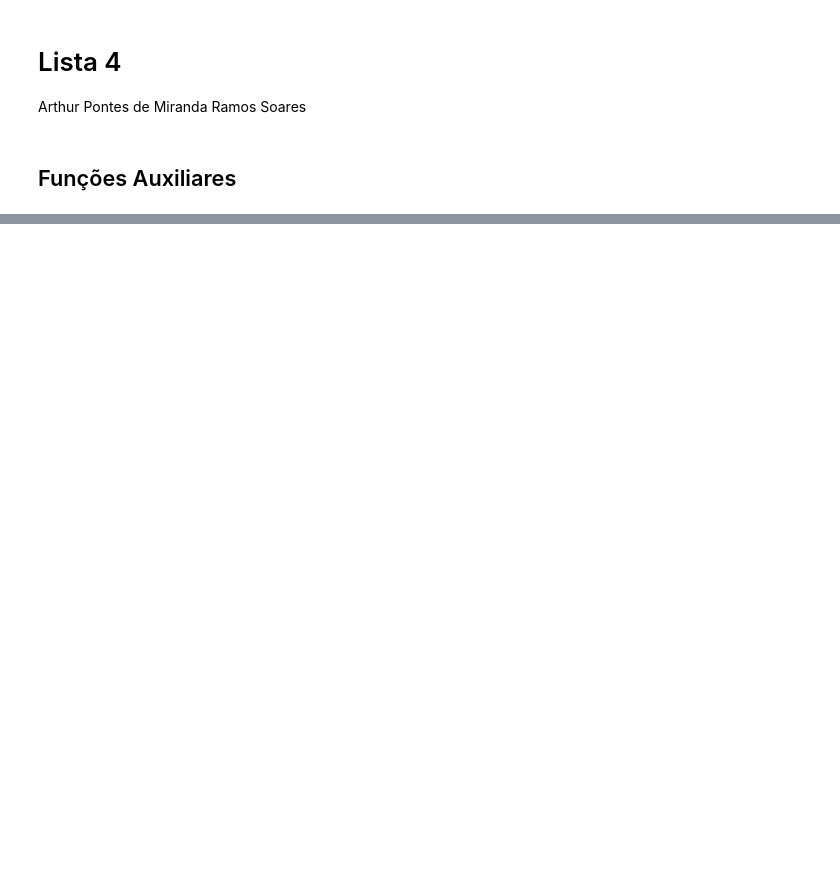
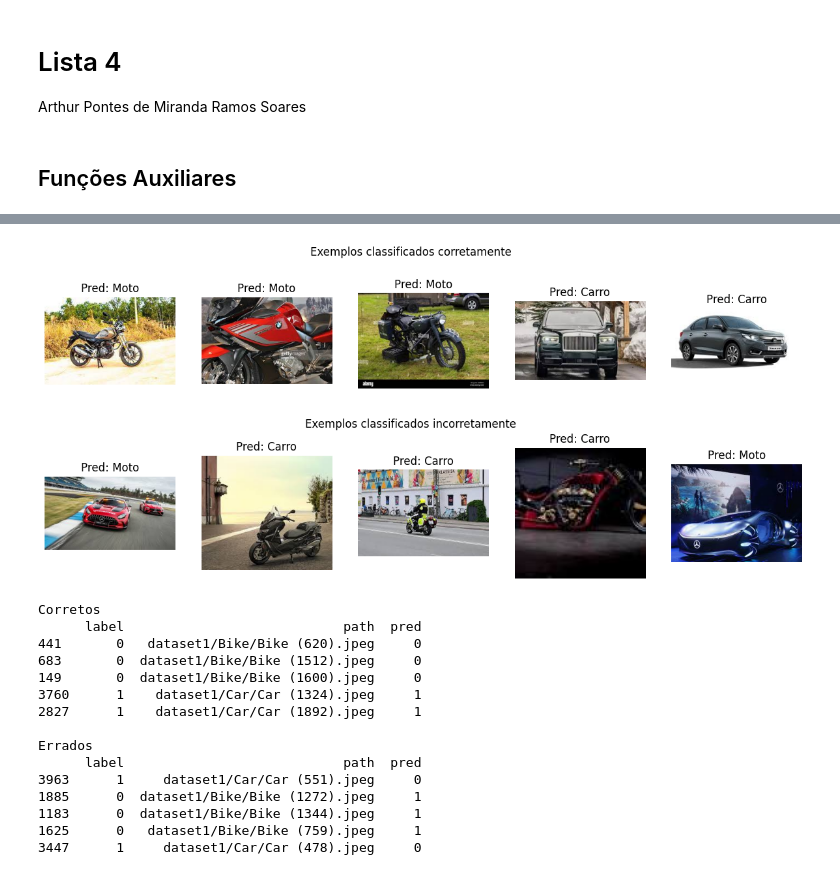
Before and after one commit to Arthurpmrs/cv, a Jupyter notebook: lista4/lista4.ipynb, the cells around one changed output, grey strips where cells are left out. Saved outputs shown, nothing was run; the diff lists cells and outputs as text; code cells hidden in the pictures; blank space fills up the shorter version.

```diff
--- a/lista4/lista4.ipynb
+++ b/lista4/lista4.ipynb
@@ -95,27 +181,37 @@ print(classification_report(y_test, y_pred))
 # %%
-# Adiciona as previsões no dataframe de teste
+# Mostrar exemplos de classificação
+N_EX = 5
 df_test = df_test.copy()
 df_test['pred'] = y_pred
 
-# Separar acertos e erros
 df_correct = df_test[df_test['label'] == df_test['pred']]
+df_correct = df_correct.sample(min(N_EX, len(df_correct)), random_state=10)
 df_wrong = df_test[df_test['label'] != df_test['pred']]
-
-labels_names = ['Moto', 'Carro']
+df_wrong = df_wrong.sample(min(N_EX, len(df_wrong)), random_state=42)
 
 
-def show_examples(df_subset, title, max_images=5):
-    plt.figure(figsize=(15, 3))
-    for i, (_, row) in enumerate(df_subset.sample(min(max_images, len(df_subset))).iterrows()):
-        img = cv.imread(row['path'])
-        img = cv.cvtColor(img, cv.COLOR_BGR2RGB)
-        plt.subplot(1, max_images, i + 1)
-        plt.imshow(img)
-        plt.title(f'Real: {labels_names[row["label"]]}\nPred: {labels_names[row["pred"]]}')
-        plt.axis('off')
-    plt.suptitle(title)
-    plt.show()
+show_examples(df_correct, labels, 'Exemplos classificados corretamente')
+show_examples(df_wrong, labels, 'Exemplos classificados incorretamente')
 
-
-show_examples(df_correct, 'Exemplos classificados corretamente')
-show_examples(df_wrong, 'Exemplos classificados incorretamente')
+print('Corretos')
+print(df_correct.loc[:, df_correct.columns != 'features'])
+print('\nErrados')
+print(df_wrong.loc[:, df_wrong.columns != 'features'])
+# %% [output]
+[figure, added]
+[figure, added]
+Corretos
+      label                            path  pred
+441       0   dataset1/Bike/Bike (620).jpeg     0
+683       0  dataset1/Bike/Bike (1512).jpeg     0
+149       0  dataset1/Bike/Bike (1600).jpeg     0
+3760      1    dataset1/Car/Car (1324).jpeg     1
+2827      1    dataset1/Car/Car (1892).jpeg     1
+
+Errados
+      label                            path  pred
+3963      1     dataset1/Car/Car (551).jpeg     0
+1885      0  dataset1/Bike/Bike (1272).jpeg     1
+1183      0  dataset1/Bike/Bike (1344).jpeg     1
+1625      0   dataset1/Bike/Bike (759).jpeg     1
+3447      1     dataset1/Car/Car (478).jpeg     0
```
Also changed, not shown: parts of 25 cells of this notebook, 2 other files.
